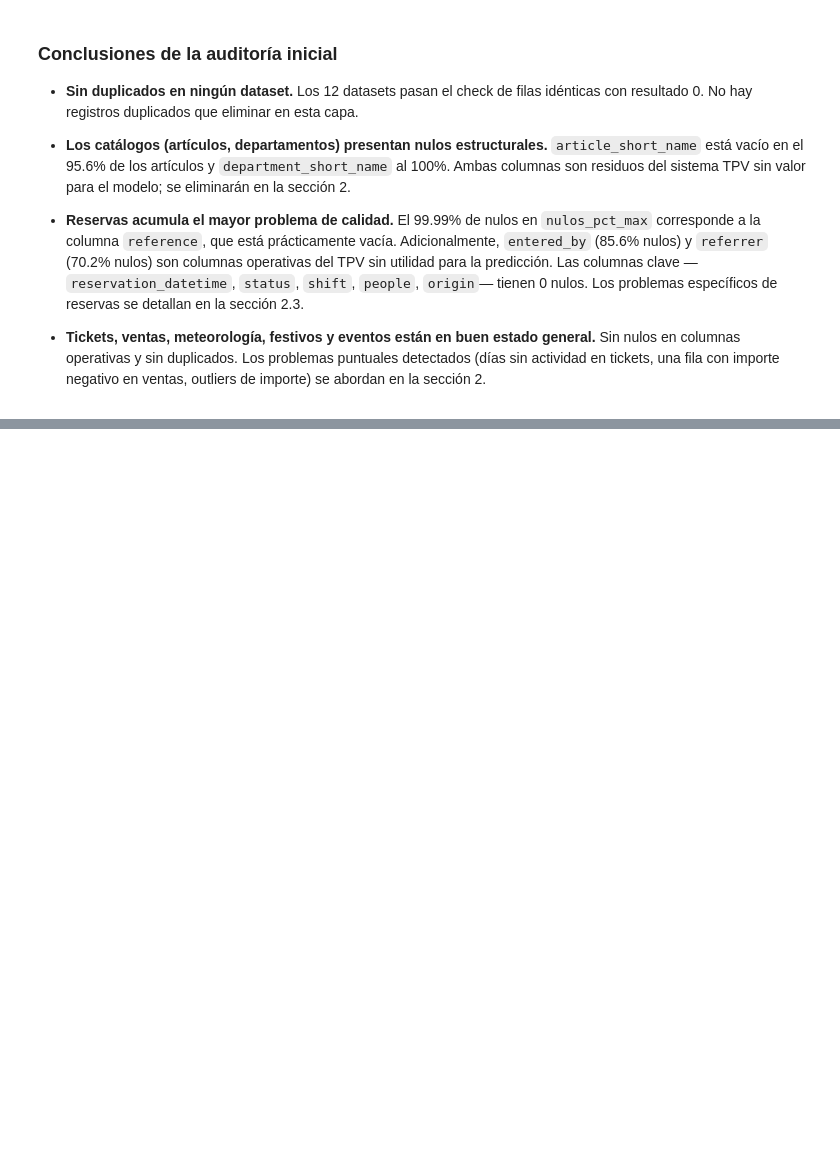
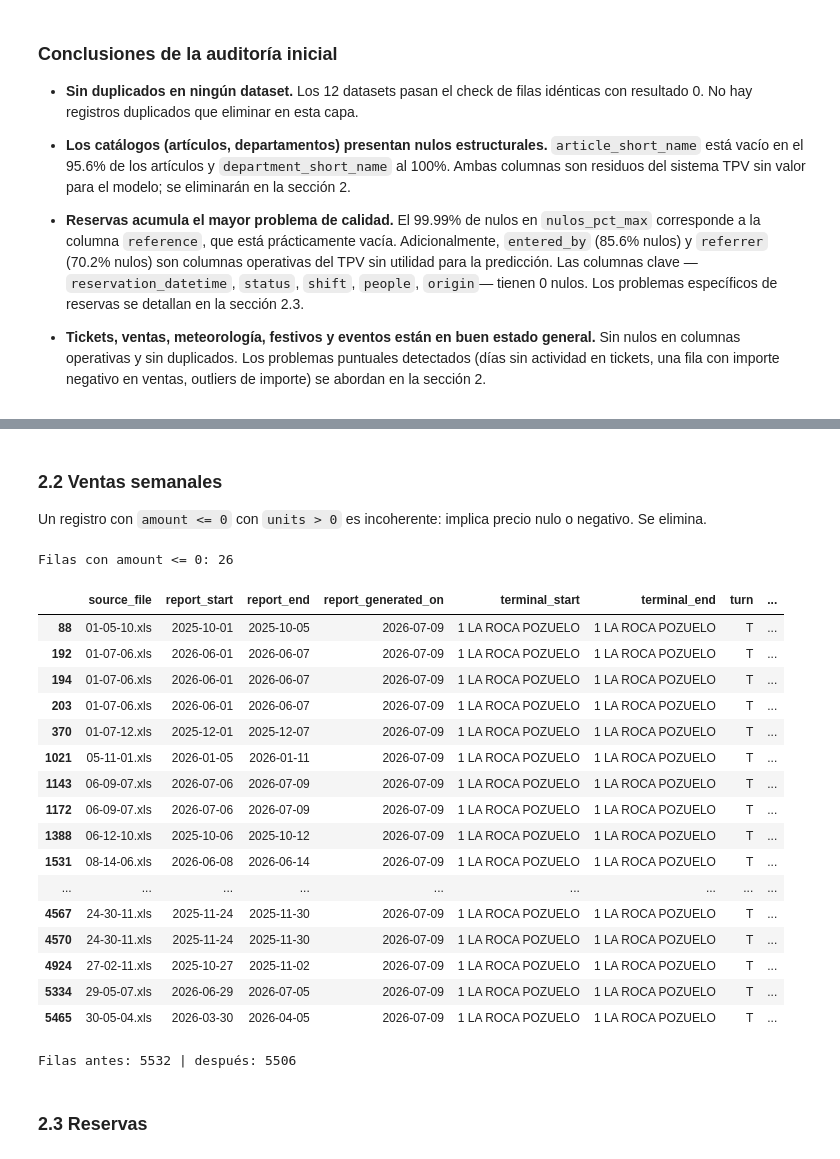
Before and after one commit to Joaquindam/TFM-Hosteleria-AI, a Jupyter notebook: notebooks/02_depuracion_silver.ipynb, the cells around one changed output, grey strips where cells are left out. Drawn from its saved outputs; the diff is of its cells as text; code cells hidden in the pictures; blank space fills up the shorter version.

```diff
--- a/notebooks/02_depuracion_silver.ipynb
+++ b/notebooks/02_depuracion_silver.ipynb
@@ -164,0 +228,44 @@ display(auditoria)
+# %% [markdown]
+### 2.2 Ventas semanales
+
+Un registro con `amount <= 0` con `units > 0` es incoherente:
+implica precio nulo o negativo. Se elimina.
+# %%
+df_ventas_clean = df_ventas.copy()
+
+# 1. Asegurar tipo datetime
+df_ventas_clean['report_start'] = pd.to_datetime(df_ventas_clean['report_start'])
+df_ventas_clean['report_end'] = pd.to_datetime(df_ventas_clean['report_end'])
+df_ventas_clean['report_generated_on'] = pd.to_datetime(df_ventas_clean['report_generated_on'])
+
+# Mostrar la fila problemática antes de eliminarla
+fila_anomala = df_ventas_clean[df_ventas_clean['amount'] <= 0]
+print(f"Filas con amount <= 0: {len(fila_anomala)}")
+display(fila_anomala)
+
+# Eliminar filas con amount <= 0: units > 0 y amount <= 0 implica precio nulo o negativo
+df_ventas_clean = df_ventas_clean[df_ventas_clean['amount'] > 0]
+
+print(f"Filas antes: {len(df_ventas)} | después: {len(df_ventas_clean)}")
+# %% [output]
+Filas con amount <= 0: 26
+|  | source_file | report_start | report_end | report_generated_on | terminal_start | terminal_end | turn | ... |
+| 88 | 01-05-10.xls | 2025-10-01 | 2025-10-05 | 2026-07-09 | 1 LA ROCA POZUELO | 1 LA ROCA POZUELO | T | ... |
+| 192 | 01-07-06.xls | 2026-06-01 | 2026-06-07 | 2026-07-09 | 1 LA ROCA POZUELO | 1 LA ROCA POZUELO | T | ... |
+| 194 | 01-07-06.xls | 2026-06-01 | 2026-06-07 | 2026-07-09 | 1 LA ROCA POZUELO | 1 LA ROCA POZUELO | T | ... |
+| 203 | 01-07-06.xls | 2026-06-01 | 2026-06-07 | 2026-07-09 | 1 LA ROCA POZUELO | 1 LA ROCA POZUELO | T | ... |
+| 370 | 01-07-12.xls | 2025-12-01 | 2025-12-07 | 2026-07-09 | 1 LA ROCA POZUELO | 1 LA ROCA POZUELO | T | ... |
+| 1021 | 05-11-01.xls | 2026-01-05 | 2026-01-11 | 2026-07-09 | 1 LA ROCA POZUELO | 1 LA ROCA POZUELO | T | ... |
+| 1143 | 06-09-07.xls | 2026-07-06 | 2026-07-09 | 2026-07-09 | 1 LA ROCA POZUELO | 1 LA ROCA POZUELO | T | ... |
+| 1172 | 06-09-07.xls | 2026-07-06 | 2026-07-09 | 2026-07-09 | 1 LA ROCA POZUELO | 1 LA ROCA POZUELO | T | ... |
+| 1388 | 06-12-10.xls | 2025-10-06 | 2025-10-12 | 2026-07-09 | 1 LA ROCA POZUELO | 1 LA ROCA POZUELO | T | ... |
+| 1531 | 08-14-06.xls | 2026-06-08 | 2026-06-14 | 2026-07-09 | 1 LA ROCA POZUELO | 1 LA ROCA POZUELO | T | ... |
+| ... | ... | ... | ... | ... | ... | ... | ... | ... |
+| 4567 | 24-30-11.xls | 2025-11-24 | 2025-11-30 | 2026-07-09 | 1 LA ROCA POZUELO | 1 LA ROCA POZUELO | T | ... |
+| 4570 | 24-30-11.xls | 2025-11-24 | 2025-11-30 | 2026-07-09 | 1 LA ROCA POZUELO | 1 LA ROCA POZUELO | T | ... |
+| 4924 | 27-02-11.xls | 2025-10-27 | 2025-11-02 | 2026-07-09 | 1 LA ROCA POZUELO | 1 LA ROCA POZUELO | T | ... |
+| 5334 | 29-05-07.xls | 2026-06-29 | 2026-07-05 | 2026-07-09 | 1 LA ROCA POZUELO | 1 LA ROCA POZUELO | T | ... |
+| 5465 | 30-05-04.xls | 2026-03-30 | 2026-04-05 | 2026-07-09 | 1 LA ROCA POZUELO | 1 LA ROCA POZUELO | T | ... |
+Filas antes: 5532 | después: 5506
+# %% [markdown]
+### 2.3 Reservas
```
Also changed, not shown: parts of 14 cells of this notebook.
